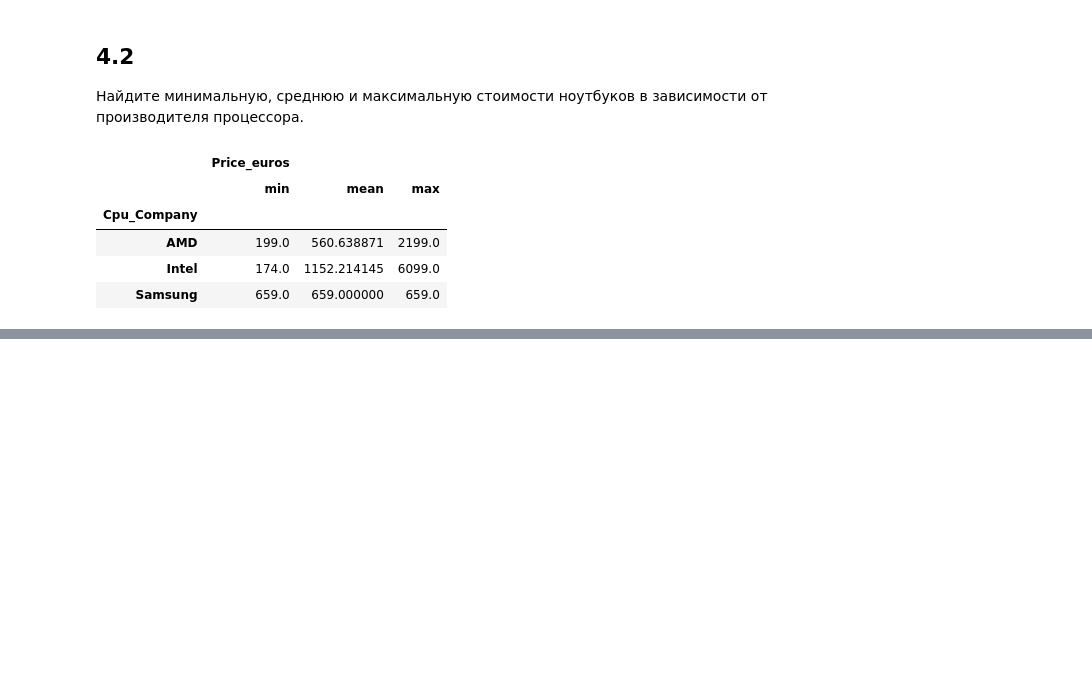
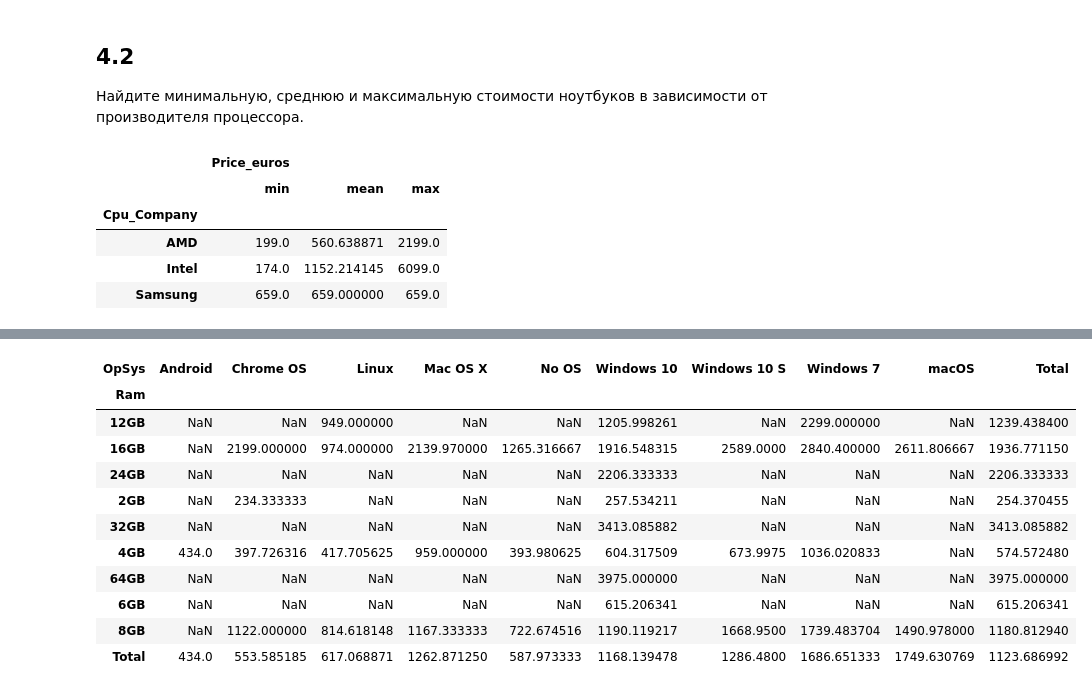
Before and after one commit to KeyzerovaAV/PythonAnalytics, a Jupyter notebook: Seminar3.ipynb, the cells around one changed output, grey strips where cells are left out. Cells and saved outputs as stored; diff of their text form; code cells hidden in the pictures; blank space fills up the shorter version.

```diff
--- a/Seminar3.ipynb
+++ b/Seminar3.ipynb
@@ -300,0 +327,20 @@ df.groupby('Cpu_Company').agg({'Price_euros': ['min', 'mean', 'max']})
+# %%
+df.pivot_table(index = 'Ram',
+                columns = 'OpSys',
+                values = 'Price_euros',
+                aggfunc = 'mean',
+                margins = True,
+                margins_name = 'Total')
+# %% [output]
+| OpSys | Android | Chrome OS | Linux | Mac OS X | No OS | Windows 10 | Windows 10 S | Windows 7 | macOS | Total |
+| Ram |  |  |  |  |  |  |  |  |  |  |
+| 12GB | NaN | NaN | 949.000000 | NaN | NaN | 1205.998261 | NaN | 2299.000000 | NaN | 1239.438400 |
+| 16GB | NaN | 2199.000000 | 974.000000 | 2139.970000 | 1265.316667 | 1916.548315 | 2589.0000 | 2840.400000 | 2611.806667 | 1936.771150 |
+| 24GB | NaN | NaN | NaN | NaN | NaN | 2206.333333 | NaN | NaN | NaN | 2206.333333 |
+| 2GB | NaN | 234.333333 | NaN | NaN | NaN | 257.534211 | NaN | NaN | NaN | 254.370455 |
+| 32GB | NaN | NaN | NaN | NaN | NaN | 3413.085882 | NaN | NaN | NaN | 3413.085882 |
+| 4GB | 434.0 | 397.726316 | 417.705625 | 959.000000 | 393.980625 | 604.317509 | 673.9975 | 1036.020833 | NaN | 574.572480 |
+| 64GB | NaN | NaN | NaN | NaN | NaN | 3975.000000 | NaN | NaN | NaN | 3975.000000 |
+| 6GB | NaN | NaN | NaN | NaN | NaN | 615.206341 | NaN | NaN | NaN | 615.206341 |
+| 8GB | NaN | 1122.000000 | 814.618148 | 1167.333333 | 722.674516 | 1190.119217 | 1668.9500 | 1739.483704 | 1490.978000 | 1180.812940 |
+| Total | 434.0 | 553.585185 | 617.068871 | 1262.871250 | 587.973333 | 1168.139478 | 1286.4800 | 1686.651333 | 1749.630769 | 1123.686992 |
```
Also changed, not shown: parts of 8 cells of this notebook.
